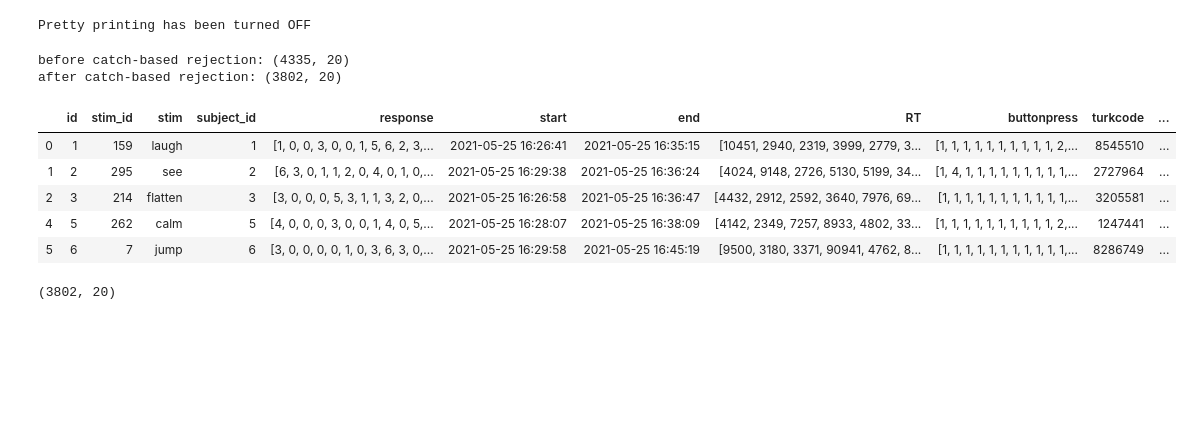
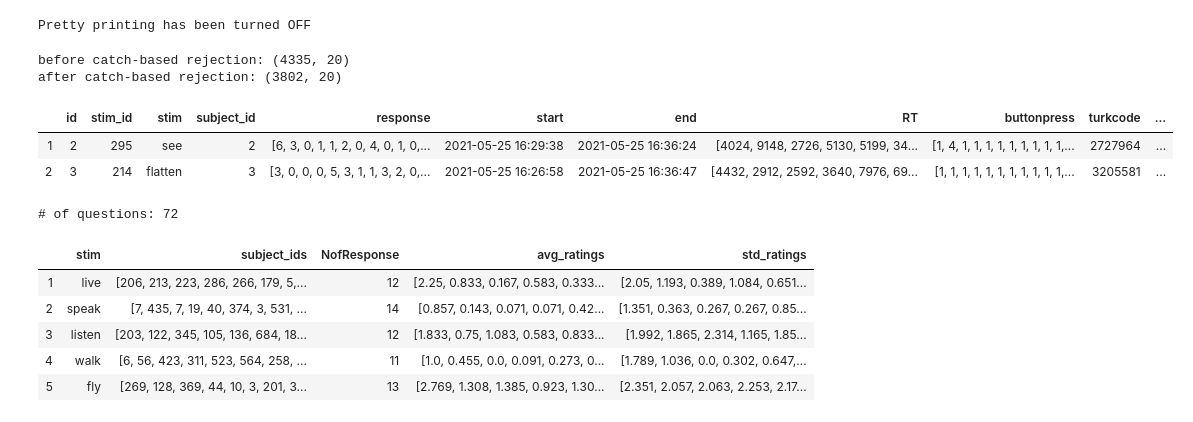
Before and after one commit to songhee-kim/VerbVec, a Jupyter notebook: AMT_analysis.ipynb, the cells around one changed output. Cells and saved outputs as stored; diff of their text form; code cells hidden in the pictures; blank space fills up the shorter version.

```diff
--- a/AMT_analysis.ipynb
+++ b/AMT_analysis.ipynb
@@ -32,36 +32,34 @@ fpath = '/Users/songkim/GoogleDrive/Primary/Projects/VerbVector/AMT/html/experim
 # %%
 #### PART1: CALCULATE SUBJECT-TO-GROUP CORRELATION PER HIT
 res = pd.read_csv(fpath, converters={'response': eval, 'RT': eval, 'buttonpress': eval, 'catch_response': eval})
 #res.sort_values(by=['stim_id', 'id'], inplace=True)
 print('before catch-based rejection:', res.shape)
 res.tail()
 
 ######################### check number of responses per lemma
 # for i in set(res['stim_id']):
 #     df = res.loc[res['stim_id']==i]
 #     print (i, df.iloc[1,].stim, df.shape[0])
 
 ########################## convert N/A to 0
 res['catch_response_upd'] = res['catch_response'].apply(lambda x: [int(0) if i=='7' else int(i) for i in x])
 res['response_upd'] = res['response'].apply(lambda x: [int(0) if i=='7' else int(i) for i in x])
 
 res = rearrange_col(res, 'catch_response_upd', 'catch_response')
 res = rearrange_col(res, 'response_upd', 'response')
 res
 
 res.drop(columns=['catch_response', 'response'], inplace=True)
 res.rename(columns={'response_upd': 'response', 'catch_response_upd':'catch_response'}, inplace=True)
 
 ######################### drop bad subjects
 res = res.loc[res['badsubject']=='N', ]
+res = res.reset_index(drop=True)
 print ('after catch-based rejection:', res.shape)
-res.head()
+res[1:3]
 # %% [output]
 before catch-based rejection: (4335, 20)
 after catch-based rejection: (3802, 20)
 |  | id | stim_id | stim | subject_id | response | start | end | RT | buttonpress | turkcode | ... |
-| 0 | 1 | 159 | laugh | 1 | [1, 0, 0, 3, 0, 0, 1, 5, 6, 2, 3,... | 2021-05-25 16:26:41 | 2021-05-25 16:35:15 | [10451, 2940, 2319, 3999, 2779, 3... | [1, 1, 1, 1, 1, 1, 1, 1, 1, 1, 2,... | 8545510 | ... |
 | 1 | 2 | 295 | see | 2 | [6, 3, 0, 1, 1, 2, 0, 4, 0, 1, 0,... | 2021-05-25 16:29:38 | 2021-05-25 16:36:24 | [4024, 9148, 2726, 5130, 5199, 34... | [1, 4, 1, 1, 1, 1, 1, 1, 1, 1, 1,... | 2727964 | ... |
 | 2 | 3 | 214 | flatten | 3 | [3, 0, 0, 0, 5, 3, 1, 1, 3, 2, 0,... | 2021-05-25 16:26:58 | 2021-05-25 16:36:47 | [4432, 2912, 2592, 3640, 7976, 69... | [1, 1, 1, 1, 1, 1, 1, 1, 1, 1, 1,... | 3205581 | ... |
-| 4 | 5 | 262 | calm | 5 | [4, 0, 0, 0, 3, 0, 0, 1, 4, 0, 5,... | 2021-05-25 16:28:07 | 2021-05-25 16:38:09 | [4142, 2349, 7257, 8933, 4802, 33... | [1, 1, 1, 1, 1, 1, 1, 1, 1, 1, 2,... | 1247441 | ... |
-| 5 | 6 | 7 | jump | 6 | [3, 0, 0, 0, 0, 1, 0, 3, 6, 3, 0,... | 2021-05-25 16:29:58 | 2021-05-25 16:45:19 | [9500, 3180, 3371, 90941, 4762, 8... | [1, 1, 1, 1, 1, 1, 1, 1, 1, 1, 1,... | 8286749 | ... |
@@ -81,29 +66,34 @@ after catch-based rejection: (3802, 20)
 # %%
 #################### create an average dict ######################
-del avg_df
+#del avg_df
 stim_id_n = len(set(res['stim_id']))  ###i.e., 320
 
 response_n = len(res.iloc[0]["response"])
+print('# of questions:', response_n)
 column = []
 for i in range(1, response_n+1):
     column.append('q'+str(i))  ##### column = ['q1', 'q2', ... 'q72']
 
 avg_dict = {}
-for i in range(1, stim_id_n+1):
+for i in range(1, stim_id_n+1): #loop over 320 verbs
     df = res.loc[res['stim_id']==i, ]
     df_responses = pd.DataFrame(df.response.tolist(), columns=column).astype(int)
-    avg = list(df_responses.mean())
-    avg = [round(i,3) for i in avg]
+    avg = list(df_responses.mean()) #mean rating for each attribute
+    avg = [round(a,3) for a in avg]
+    std = list(df_responses.std())
+    std = [round(s,3) for s in std] #stdev of rating for each attribute
 #     print (df.shape)
 #     print (df_responses.shape)
 
     avg_dict[i] = {'stim': df.iloc[0]['stim'], 'subject_ids': df['subject_id'].values.tolist(),
-                  'response_N': df.shape[0], 'avg_rating': avg}
+                  'NofResponse': df.shape[0], 'avg_ratings': avg, 'std_ratings':std} #avg_rating= mean for each attribute
 avg_df = pd.DataFrame.from_dict(avg_dict, orient='index')
+avg_df.head()
+# %% [output]
+# of questions: 72
+|  | stim | subject_ids | NofResponse | avg_ratings | std_ratings |
+| 1 | live | [206, 213, 223, 286, 266, 179, 5,... | 12 | [2.25, 0.833, 0.167, 0.583, 0.333... | [2.05, 1.193, 0.389, 1.084, 0.651... |
+| 2 | speak | [7, 435, 7, 19, 40, 374, 3, 531, ... | 14 | [0.857, 0.143, 0.071, 0.071, 0.42... | [1.351, 0.363, 0.267, 0.267, 0.85... |
+| 3 | listen | [203, 122, 345, 105, 136, 684, 18... | 12 | [1.833, 0.75, 1.083, 0.583, 0.833... | [1.992, 1.865, 2.314, 1.165, 1.85... |
+| 4 | walk | [6, 56, 423, 311, 523, 564, 258, ... | 11 | [1.0, 0.455, 0.0, 0.091, 0.273, 0... | [1.789, 1.036, 0.0, 0.302, 0.647,... |
+| 5 | fly | [269, 128, 369, 44, 10, 3, 201, 3... | 13 | [2.769, 1.308, 1.385, 0.923, 1.30... | [2.351, 2.057, 2.063, 2.253, 2.17... |
-# %%
-# avg_df[avg_df['stim']=='affect']['avg_rating'].tolist()
-# for k, v in avg_dict.items():
-#     print (v['stim'], v['response_N'])
-res.shape
-# %% [output]
-(3802, 20)
```
Also changed, not shown: parts of 15 cells of this notebook.
